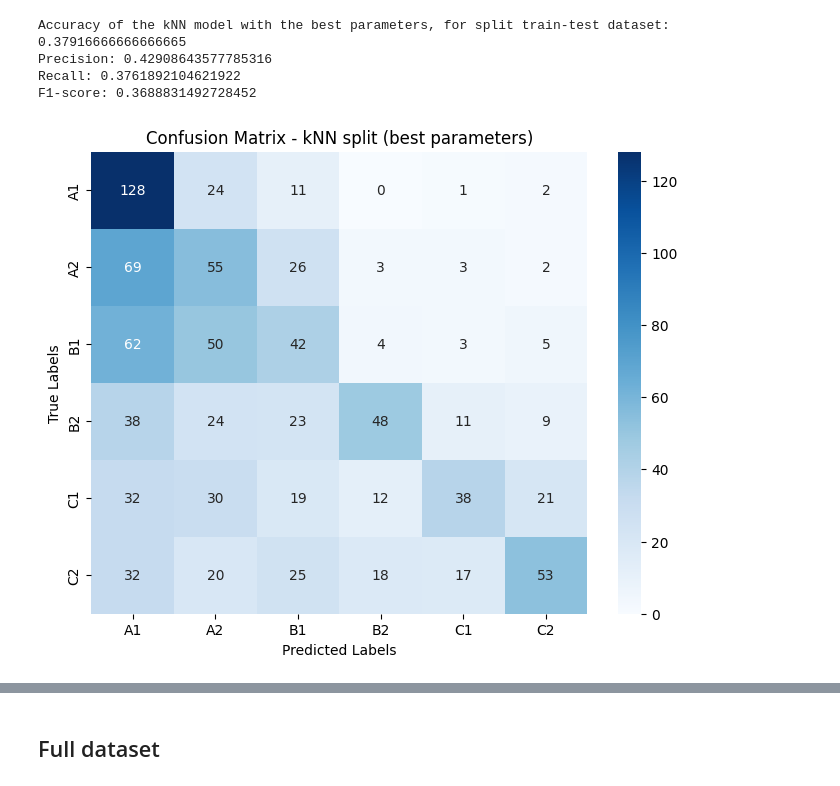
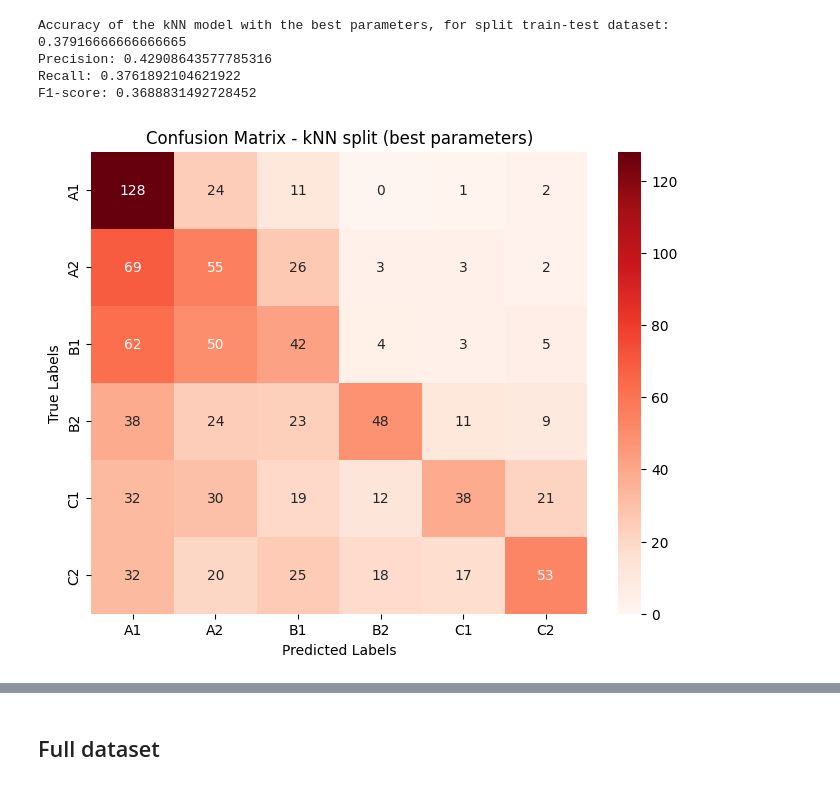
Before and after one commit to RebeccaKessler/Machine_Learning, a Jupyter notebook: Codes/Basic_Models.ipynb, the cells around one changed output, grey strips where cells are left out. Cells and saved outputs as stored; diff of their text form; code cells hidden in the pictures.

```diff
--- a/Codes/Basic_Models.ipynb
+++ b/Codes/Basic_Models.ipynb
@@ -48,7 +48,7 @@ x = df_training_data['sentence']
 y = df_training_data['difficulty']
 
 # Split the training dataset into train set and test set
-x_train, x_test, y_train, y_test = train_test_split(x, y, test_size=0.2, random_state=42) # add shuffle=True ?
+x_train, x_test, y_train, y_test = train_test_split(x, y, test_size=0.2, random_state=42, shuffle=True)
 
 # Text preprocessing using TfidfVectorizer to convert the data into TF-IDF features
 vectorizer = TfidfVectorizer(ngram_range=(1, 1)) # consider only single words (unigrams)
@@ -112,0 +131,36 @@ plt.show()
+# %%
+from sklearn.model_selection import GridSearchCV
+
+# Find the optimal parameters with hyperparameter tuning
+
+# Define the parameters to test
+param_grid_LR = {
+    'C': [0.01, 0.1, 1, 10, 100],
+    'penalty': ['l2', 'none'],
+    'solver': ['newton-cg', 'lbfgs', 'liblinear', 'sag', 'saga'],
+    'class_weight': [None, 'balanced'],
+    'max_iter': [100, 200, 500],
+    'tol': [1e-4, 1e-5]
+}
+
+# Initialize the Logistic Regression model, perform grid search, fit the model
+model_LR_cv = LogisticRegression()
+LR_cv = GridSearchCV(model_LR_cv, param_grid_LR, cv=5)
+LR_cv.fit(x_train_tfidf, y_train)
+
+# Get the best parameters
+best_param_LR = LR_cv.best_params_
+print('The best parameters are:', best_param_LR)
+
+# Initialize and train the Logistic Regression model
+model_LR_best = LogisticRegression()
+model_LR_best.fit(x_train_tfidf, y_train)
+
+# Make predictions on the test data with the trained model
+LR_pred_best = model_LR_best.predict(x_test_tfidf)
+
+df_pred_LR_best = pd.DataFrame({'id': x_test.index, 'difficulty': LR_pred_best})
+df_pred_LR_best
+
+accuracy_LR_split_best = accuracy_score(y_test, LR_pred_best)
+print("Accuracy of the Logistic Regression model with the best parameters, for split train-test dataset:", accuracy_LR_split_best)
@@ -306,11 +404,11 @@ F1-score: 0.3688831492728452
 # %%
 cm_kNN_split_best = confusion_matrix(y_test, kNN_pred_best)
 
 plt.figure(figsize=(8, 6))
-sns.heatmap(cm_kNN_split_best, annot=True, fmt='d', cmap='Blues', xticklabels=['A1', 'A2', 'B1', 'B2', 'C1', 'C2'], yticklabels=['A1', 'A2', 'B1', 'B2', 'C1', 'C2'])
+sns.heatmap(cm_kNN_split_best, annot=True, fmt='d', cmap='Reds', xticklabels=['A1', 'A2', 'B1', 'B2', 'C1', 'C2'], yticklabels=['A1', 'A2', 'B1', 'B2', 'C1', 'C2'])
 plt.xlabel('Predicted Labels')
 plt.ylabel('True Labels')
 plt.title('Confusion Matrix - kNN split (best parameters)')
 plt.show()
 # %% [output]
-[figure, old version]
+[figure, new version]
```
Also changed, not shown: parts of 24 cells of this notebook.
